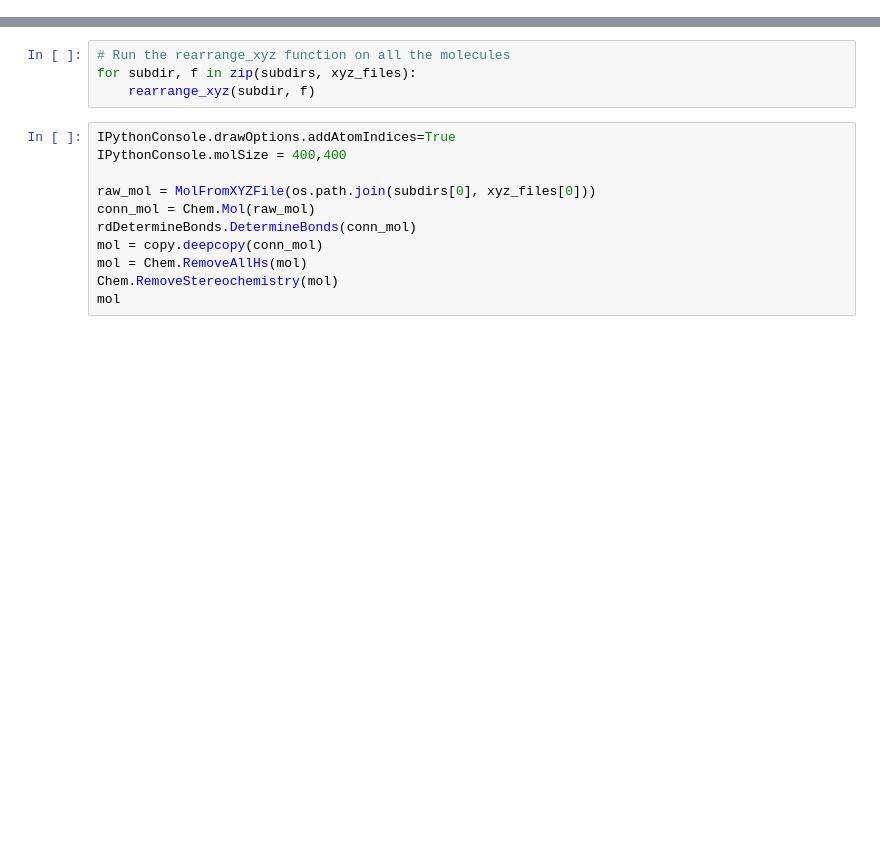
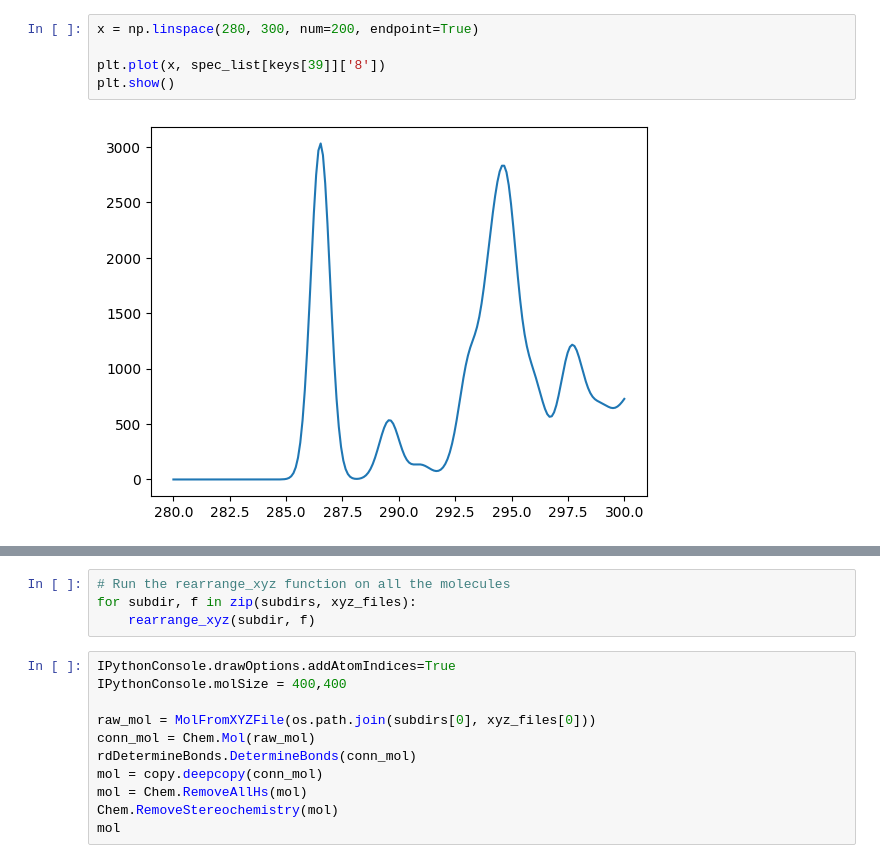
Before and after one commit to sam-j-hall/GO_molecule_GNN, a Jupyter notebook: data_prep.ipynb, the cells around one changed output, grey strips where cells are left out. Drawn from its saved outputs; the diff is of its cells as text; blank space fills up the shorter version.

```diff
--- a/data_prep.ipynb
+++ b/data_prep.ipynb
@@ -41,0 +242,7 @@ print(dirpath)
+# %%
+x = np.linspace(280, 300, num=200, endpoint=True)
+
+plt.plot(x, spec_list[keys[39]]['8'])
+plt.show()
+# %% [output]
+[figure, added]
```
Also changed, not shown: parts of 33 cells of this notebook.
